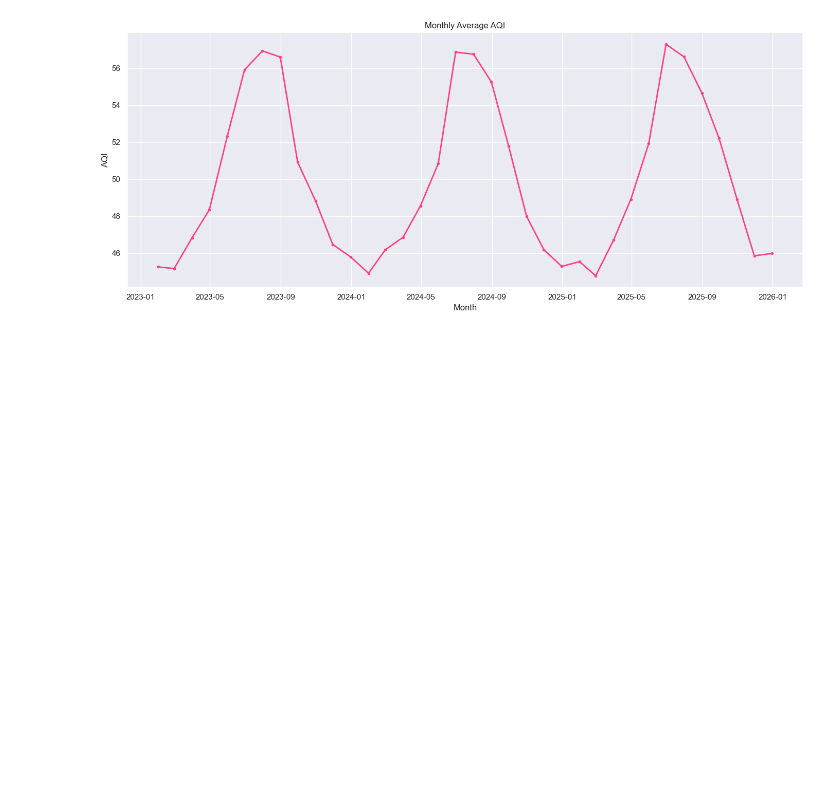
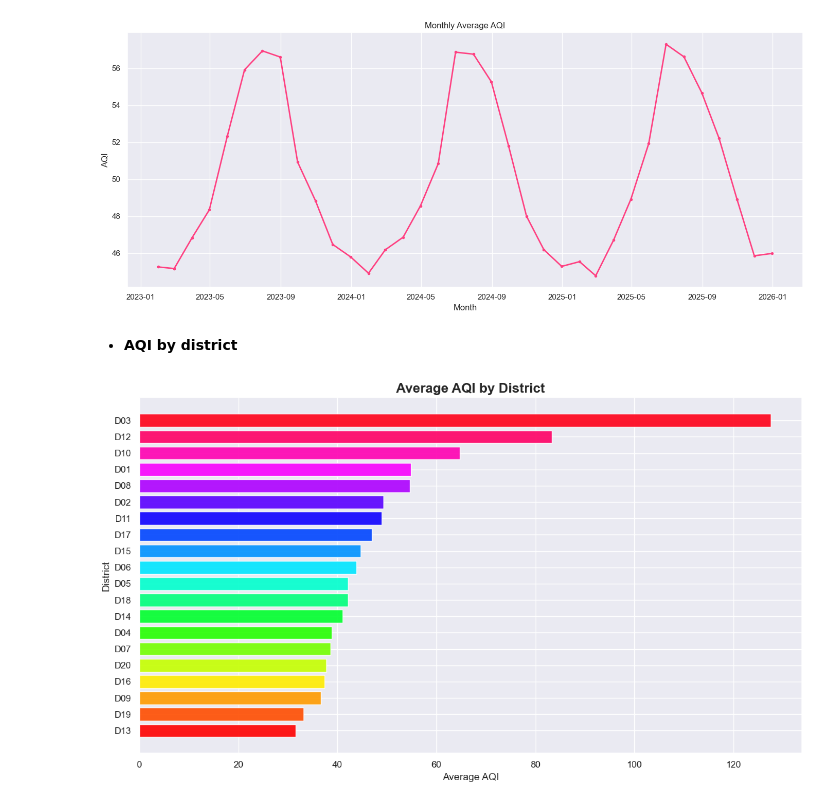
Before and after one commit to geershatisaxena/AQI-Data-Analysis, a Jupyter notebook: air quality.ipynb, the cells around one changed output. Saved outputs shown, nothing was run; the diff lists cells and outputs as text; code cells hidden in the pictures; blank space fills up the shorter version.

```diff
--- a/air quality.ipynb
+++ b/air quality.ipynb
@@ -537,3 +537,27 @@ plt.ylabel("AQI")
 plt.tight_layout()
 # %% [output]
 [figure]
+# %% [markdown]
+- **AQI by district**
+# %%
+
+district_aqi = df.groupby("district_id")["synthetic_aqi"].mean().sort_values()
+
+colors = plt.cm.hsv(np.linspace(0, 1, len(district_aqi)))
+
+plt.figure(figsize=(12, 7))
+
+plt.barh(
+    district_aqi.index,
+    district_aqi.values,
+    color=colors,
+    alpha=0.9
+)
+
+plt.title("Average AQI by District", fontsize=16, fontweight="bold")
+plt.xlabel("Average AQI")
+plt.ylabel("District")
+plt.tight_layout()
+plt.show()
+# %% [output]
+[figure, added]
```
